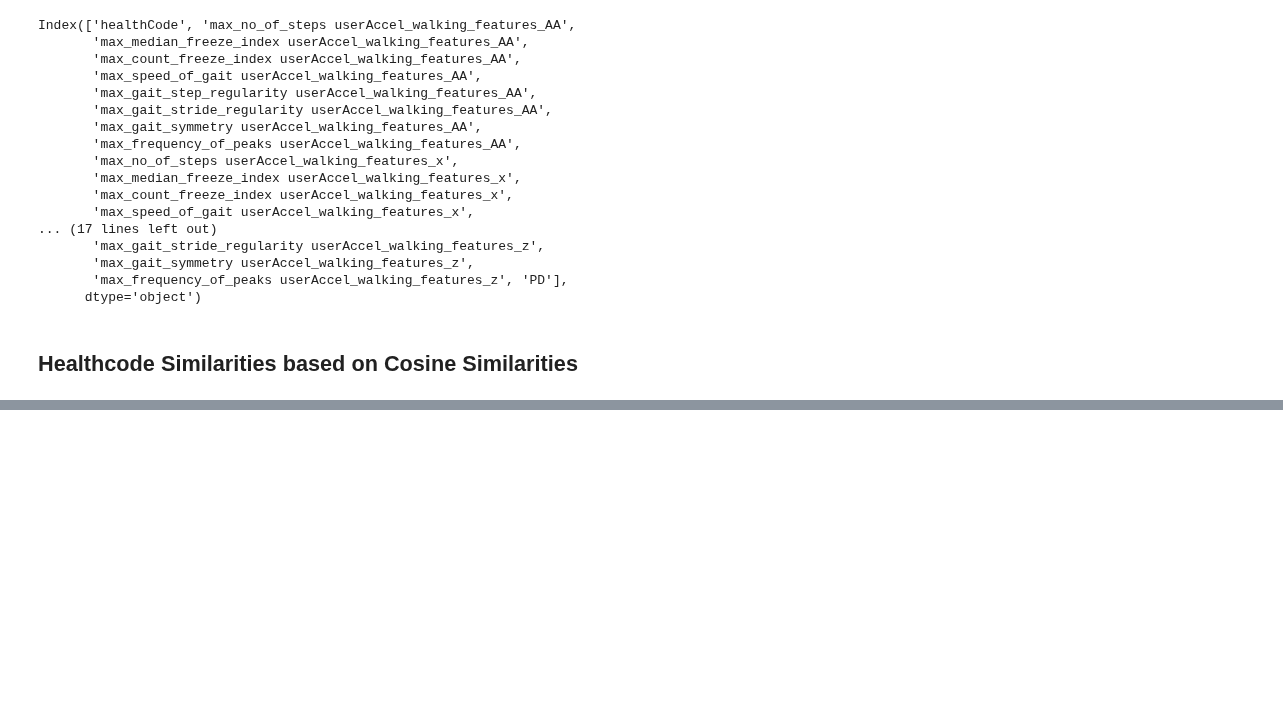
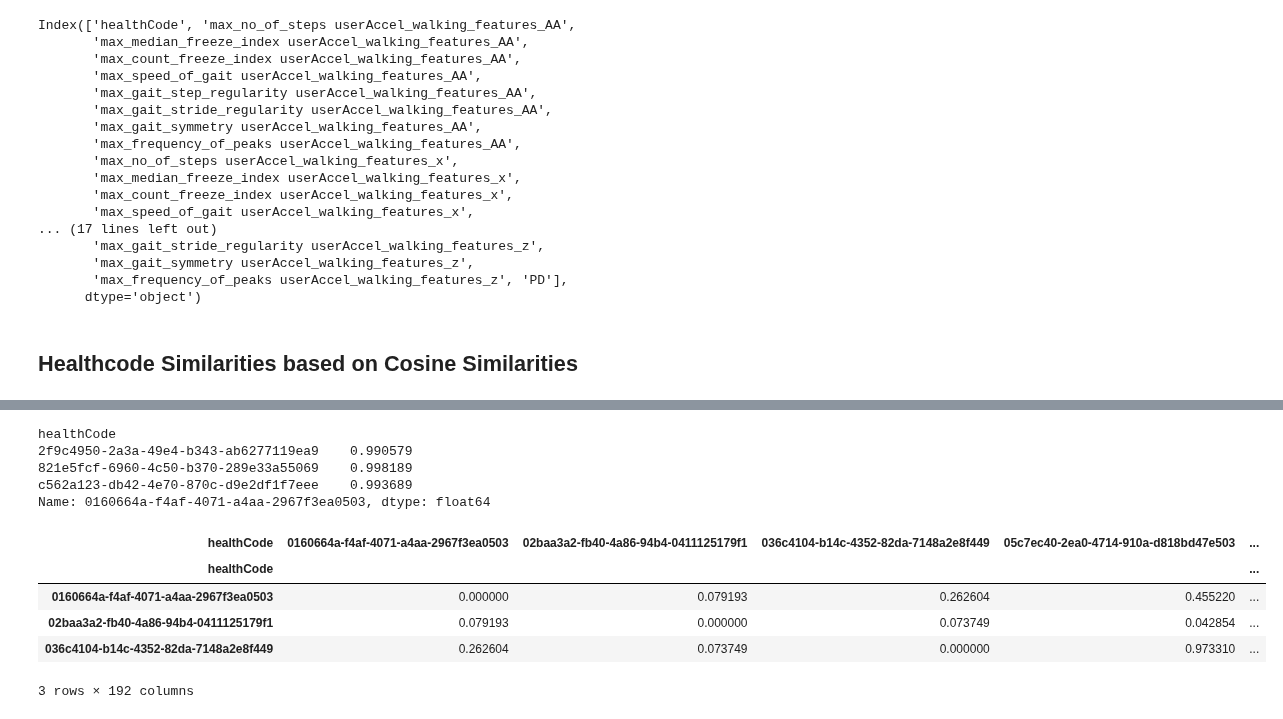
Before and after one commit to arytontediarjo/mPower-Analysis, a Jupyter notebook: Notebooks/Untitled.ipynb, the cells around one changed output, grey strips where cells are left out. Cells and saved outputs as stored; diff of their text form; code cells hidden in the pictures; blank space fills up the shorter version.

```diff
--- a/Notebooks/Untitled.ipynb
+++ b/Notebooks/Untitled.ipynb
@@ -65,5 +65,6 @@ ix_walking_train = walking_train.set_index("healthCode")
 # %%
+ix_walking_train = walking_train.set_index("healthCode")
 cosine = cosine_similarity(ix_walking_train)
 np.fill_diagonal(cosine, 0)
-similarity_with_healthcodes =pd.DataFrame(cosine,index= ix_walking_train.index)
-similarity_with_healthcodes.columns= ix_walking_train.index
+similarity_with_healthcodes = pd.DataFrame(cosine, index= walking_train.set_index("healthCode").index)
+similarity_with_healthcodes.columns= walking_train.set_index("healthCode").index
@@ -91,0 +73,17 @@ similarity_with_healthcodes[similarity_with_healthcodes > 0.8]
+# %%
+hc_series[hc_series >= 0.99]
+# %% [output]
+healthCode
+2f9c4950-2a3a-49e4-b343-ab6277119ea9    0.990579
+821e5fcf-6960-4c50-b370-289e33a55069    0.998189
+c562a123-db42-4e70-870c-d9e2df1f7eee    0.993689
+Name: 0160664a-f4af-4071-a4aa-2967f3ea0503, dtype: float64
+# %%
+similarity_with_healthcodes.head(3)
+# %% [output]
+| healthCode | 0160664a-f4af-4071-a4aa-2967f3ea0503 | 02baa3a2-fb40-4a86-94b4-0411125179f1 | 036c4104-b14c-4352-82da-7148a2e8f449 | 05c7ec40-2ea0-4714-910a-d818bd47e503 | ... |
+| healthCode |  |  |  |  | ... |
+| 0160664a-f4af-4071-a4aa-2967f3ea0503 | 0.000000 | 0.079193 | 0.262604 | 0.455220 | ... |
+| 02baa3a2-fb40-4a86-94b4-0411125179f1 | 0.079193 | 0.000000 | 0.073749 | 0.042854 | ... |
+| 036c4104-b14c-4352-82da-7148a2e8f449 | 0.262604 | 0.073749 | 0.000000 | 0.973310 | ... |
+3 rows × 192 columns
```
Also changed, not shown: parts of 8 cells of this notebook, 3 other files.
